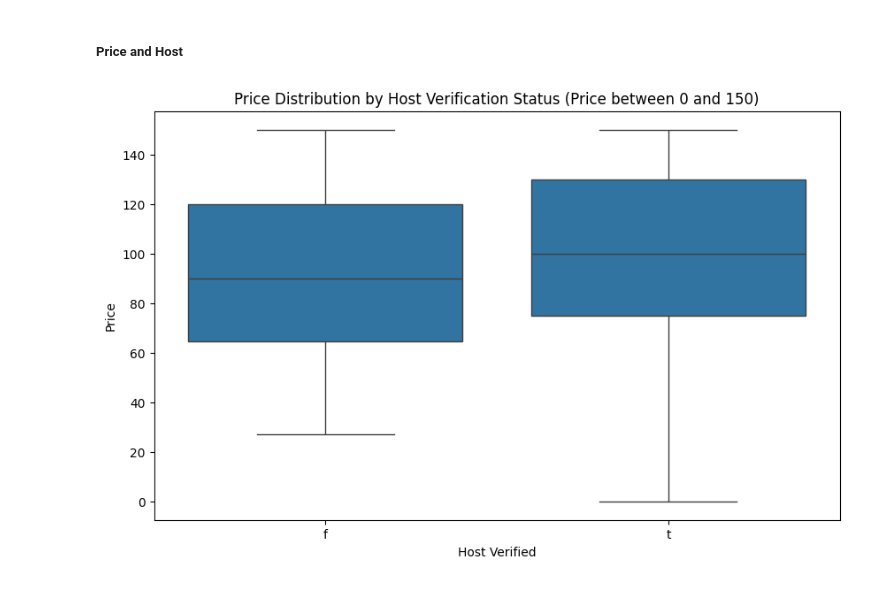
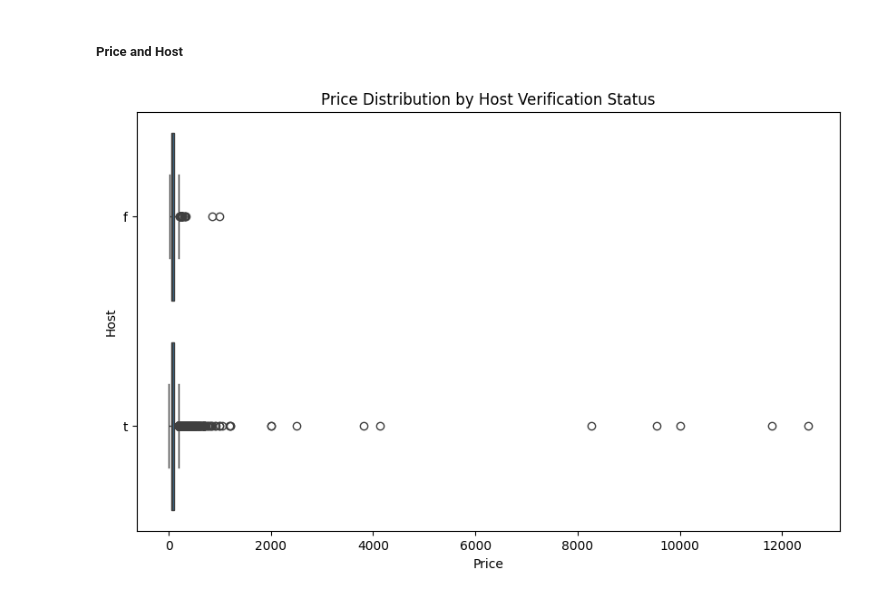
Before and after one commit to karenstevani/data_project, a Jupyter notebook: finaldataproject.ipynb, the cells around one changed output. Saved outputs shown, nothing was run; the diff lists cells and outputs as text; code cells hidden in the pictures.

```diff
--- a/finaldataproject.ipynb
+++ b/finaldataproject.ipynb
@@ -301,13 +301,12 @@ verified_hosts = listing_data[listing_data['host_identity_verified'] == 'yes']
 non_verified_hosts = listing_data[listing_data['host_identity_verified'] == 'no']
 # %%
 listing_data['host_identity_verified'] = listing_data['host_identity_verified'].astype('category')
-filtered_data = listing_data[(listing_data['price'] >= 0) & (listing_data['price'] <= 150)]
 
 plt.figure(figsize=(10, 6))
-sns.boxplot(x='host_identity_verified', y='price', data=filtered_data)
-plt.title('Price Distribution by Host Verification Status (Price between 0 and 150)')
-plt.xlabel('Host Verified')
-plt.ylabel('Price')
+sns.boxplot(x='standard_price', y='host_identity_verified', data=listing_data)
+plt.title('Price Distribution by Host Verification Status')
+plt.xlabel('Price')
+plt.ylabel('Host')
 plt.show()
 # %% [output]
-[figure, old version]
+[figure, new version]
```
Also changed, not shown: parts of 4 cells of this notebook.
